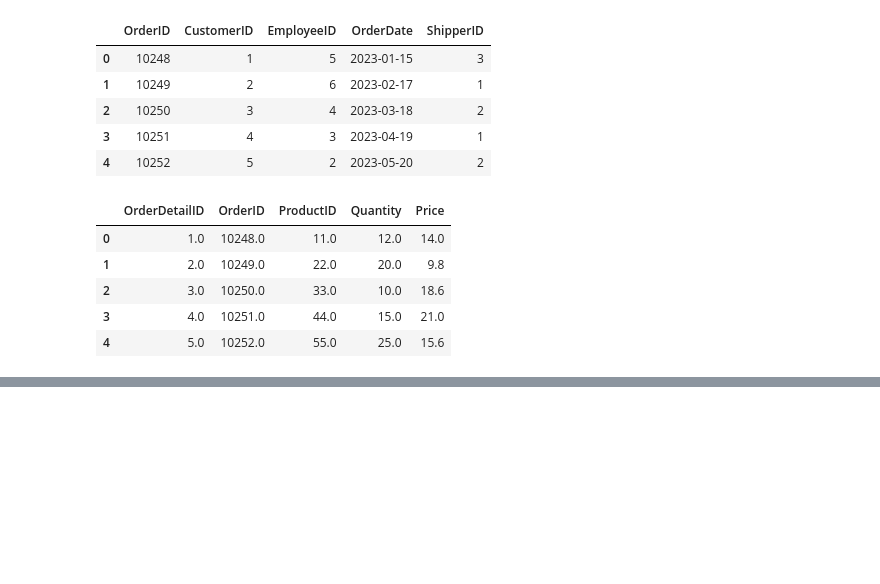
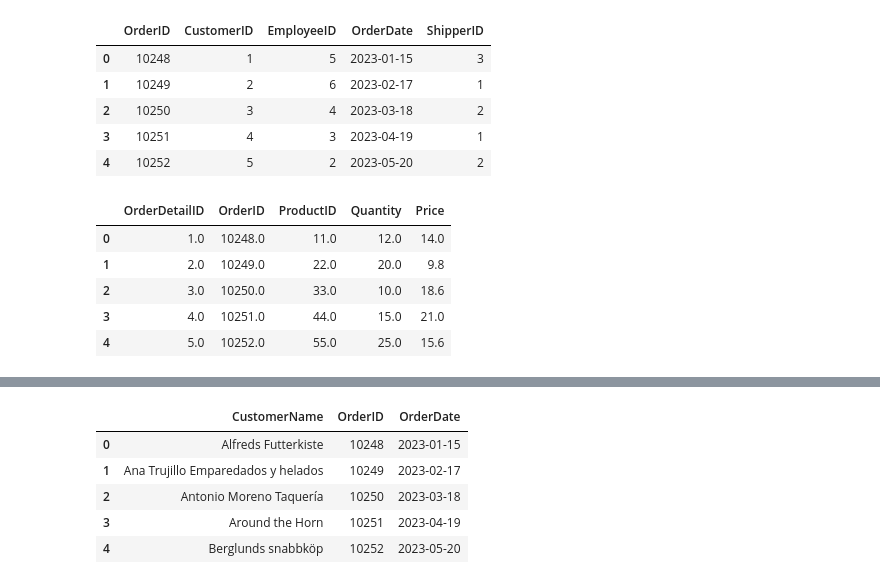
Before and after one commit to mmoshabe/Airtraffic-Control, a Jupyter notebook: deepnote/Airtraffic_Control/Customer behaviors.ipynb, the cells around one changed output, grey strips where cells are left out. Cells and saved outputs as stored; diff of their text form; code cells hidden in the pictures; blank space fills up the shorter version.

Commit message:
Autosave
This commit was created by Deepnote. Project url: https://deepnote.com/project/360ce8b9-ca56-4969-a7c6-2b4d3b309009

```diff
--- a/deepnote/Airtraffic_Control/Customer behaviors.ipynb
+++ b/deepnote/Airtraffic_Control/Customer behaviors.ipynb
@@ -118,0 +111,16 @@ df_6
+# %%
+df_7 = _dntk.execute_sql(
+  ' SELECT customers.customerName, orders.OrderID, orders.OrderDate\n FROM customers\n INNER JOIN orders ON customers.CustomerID = orders.CustomerID;',
+  'SQL_DEEPNOTE_DATAFRAME_SQL',
+  audit_sql_comment='',
+  sql_cache_mode='cache_disabled',
+  return_variable_type='dataframe'
+)
+df_7
+# %% [output]
+|  | CustomerName | OrderID | OrderDate |
+| 0 | Alfreds Futterkiste | 10248 | 2023-01-15 |
+| 1 | Ana Trujillo Emparedados y helados | 10249 | 2023-02-17 |
+| 2 | Antonio Moreno Taquería | 10250 | 2023-03-18 |
+| 3 | Around the Horn | 10251 | 2023-04-19 |
+| 4 | Berglunds snabbköp | 10252 | 2023-05-20 |
```
Also changed, not shown: parts of 4 cells of this notebook.
